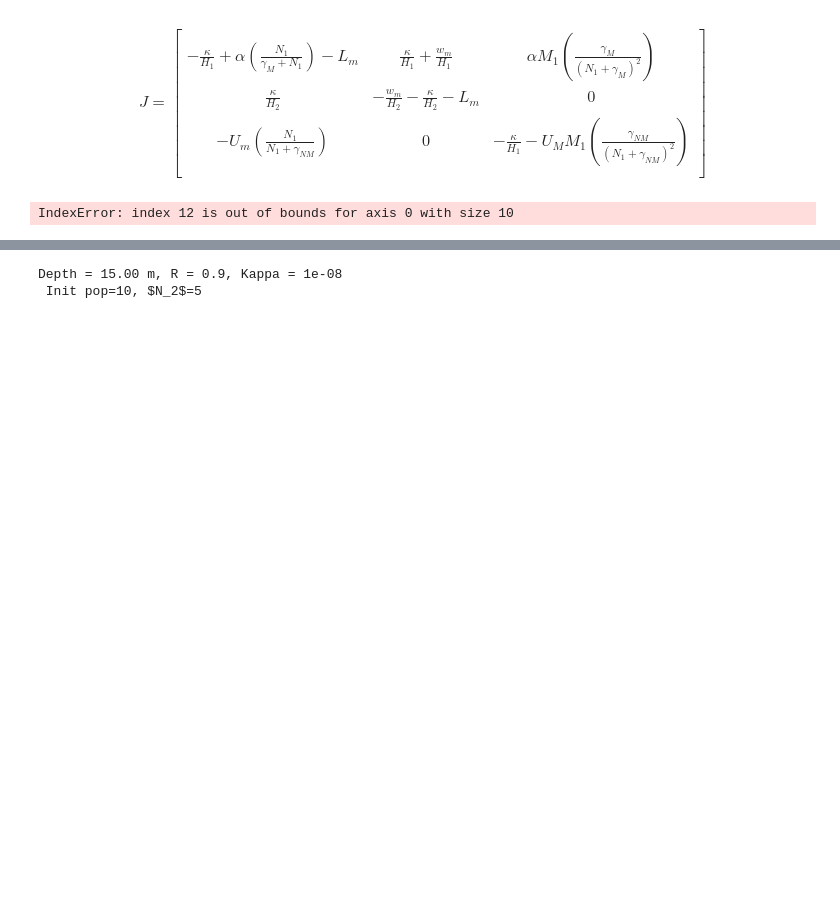
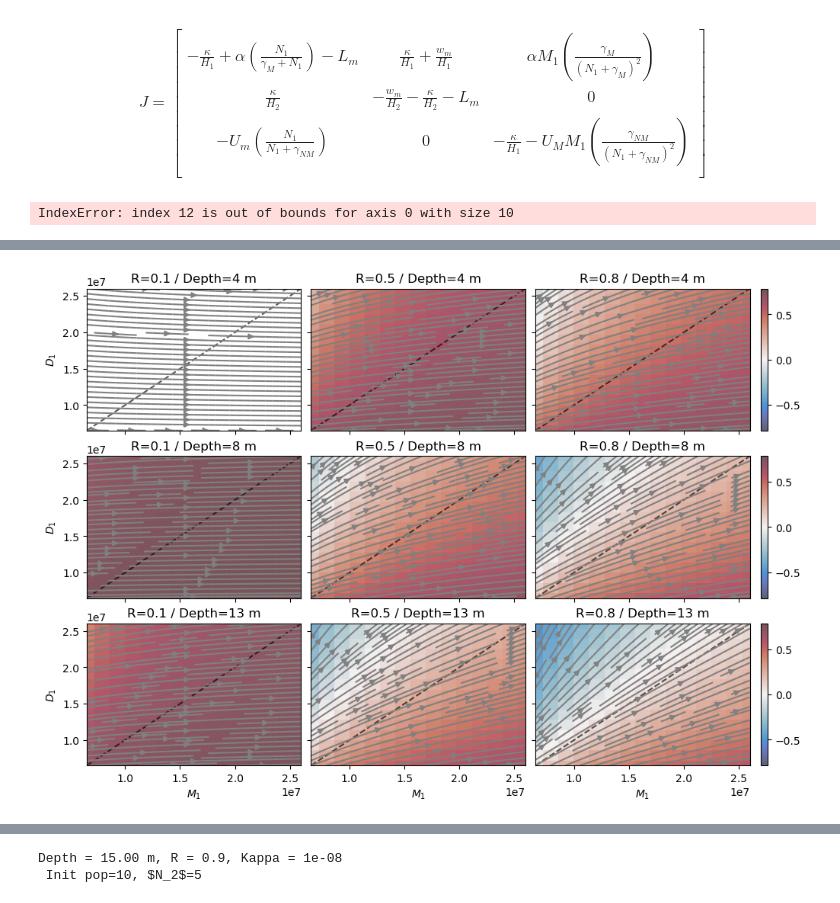
Before and after one commit to sienna-white/box_model, a Jupyter notebook: two_species.ipynb, the cells around one changed output, grey strips where cells are left out. Saved outputs shown, nothing was run; the diff lists cells and outputs as text; code cells hidden in the pictures; blank space fills up the shorter version.

```diff
--- a/two_species.ipynb
+++ b/two_species.ipynb
@@ -939,0 +967,71 @@ Depth = 15.00 m, R = 0.9, Kappa = 1e-08
+# %%
+NN = 15
+
+id = 3
+ik = 7
+ir = 9
+inut = 8
+ipop = 9
+
+# MM = 3e6
+depth, ratio, n2, pop = get_coords(id, ir, inut, ipop)
+
+M0 = pop * 1e6 * 2#890000
+M00 = pop* 1e6 * 0.5 #ipop* 1e6 * 0.8 #-M0 #M0*0.6
+
+x = np.linspace(M00, M0, NN)
+y = np.linspace(M00, M0, NN)
+X, Y = np.meshgrid(x, y)
+
+fig, axs = plt.subplots(nrows=3, ncols=3, figsize=(10, 7), sharey=True, sharex=True, constrained_layout=True)
+
+
+for ix, id in enumerate(range(0, NV, 4)):
+
+    for iy, ir in enumerate(range(0, NV, 4)):
+        H, R, n2, pop = get_coords(id, ir, inut, ipop)
+        kappa = dst.kappa.values[ik]
+        # pop = pop * 1e6
+        d1, d2, m1, m2 = pop, pop, pop, pop
+        n1 = n2
+
+        txt = "R=%2.1f / Depth=%d m" % (R, H)
+        axs[ix, iy].set_title(txt)
+
+        U, V = np.zeros_like(X), np.zeros_like(Y)
+        # Compute derivatives on grid
+        for i in range(NN):
+            for j in range(NN):                               # R, H, kappa, m1, m2, d1, d2, n1, n2
+                    f1, f2, f3, f4, f5 = pm.field_at_point_2s(R, H, kappa, X[i,j], X[i,j], Y[i,j], Y[i,j], n1, n2=n2)
+
+                    U[i,j] = f1
+                    V[i,j] = f3
+
+        axs[ix, iy].plot([M00, M0], [M00, M0], '--', color='black', alpha=0.65)
+
+        axs[ix, iy].streamplot(x, y, U, V,  color="gray")
+
+        angles = np.pi/4 - np.arctan2(V, U)
+        angles[angles < -np.pi/4] = np.nan
+        angles[angles > np.pi/4] = np.nan
+
+        h= axs[ix, iy].pcolormesh(x, y, angles, cmap=cmo.cm.balance, alpha=0.7, vmin=-np.pi/4, vmax=np.pi/4)
+        # h= axs[ix].contour(x, y, angles, levels = [0], colors=['k'], ls='--')
+
+        axs[ix, iy].set_xlim(M00, M0)
+        axs[ix, iy].set_ylim(M00, M0)
+        axs[ix, iy].hlines(0, M00, M0, colors='k', alpha=0.4)
+        axs[ix, iy].vlines(0, M00, M0, colors='k', alpha=0.4)
+
+    plt.colorbar(h)
+
+for i in range(3):
+    axs[-1, i].set_xlabel(r"$M_1$")
+    axs[i, 0].set_ylabel(r"$D_1$")
+
+if 1:
+    txt = "Grid_RxH_Kappa = %1.0e Init pop=%d N_2=%d.png" % ( kappa, pop, n2)
+    fig.savefig(txt)
+    plt.show()
+# %% [output]
+[figure, added]
```
Also changed, not shown: parts of 9 cells of this notebook.
